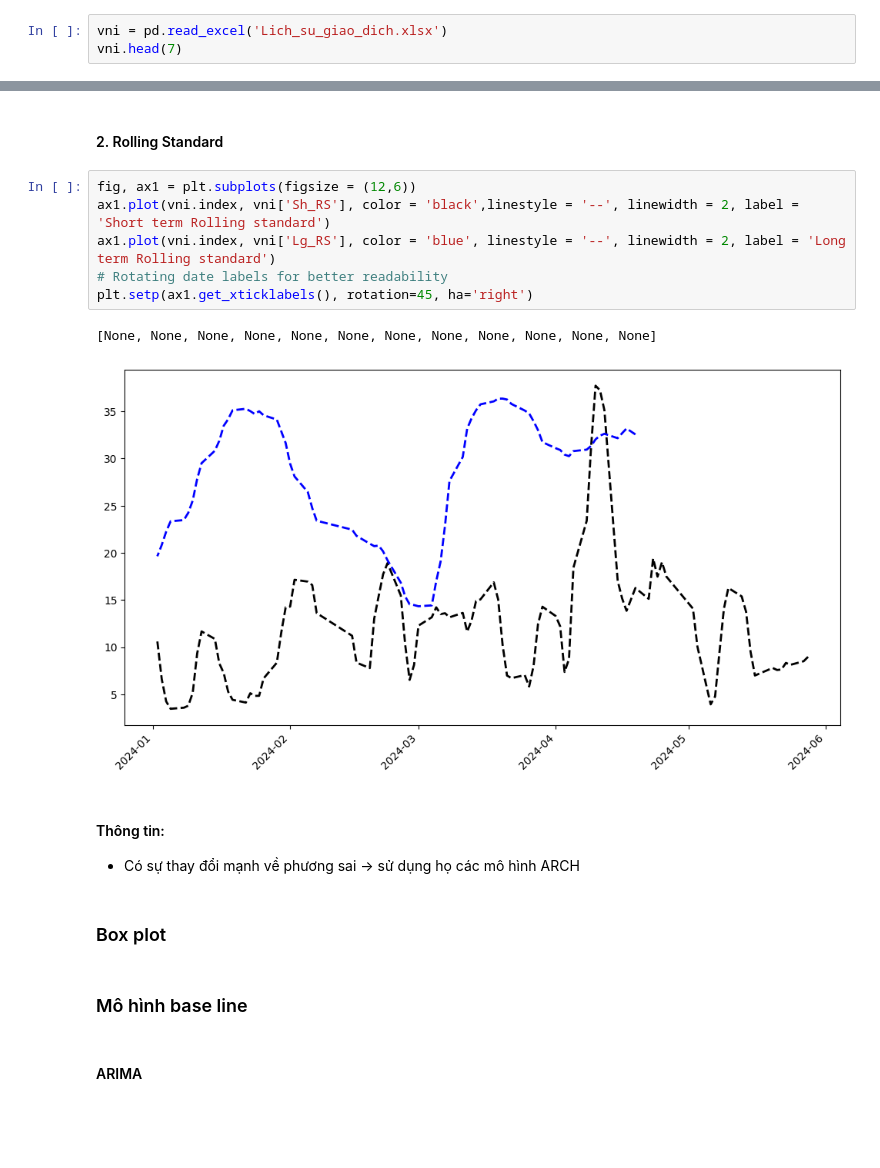
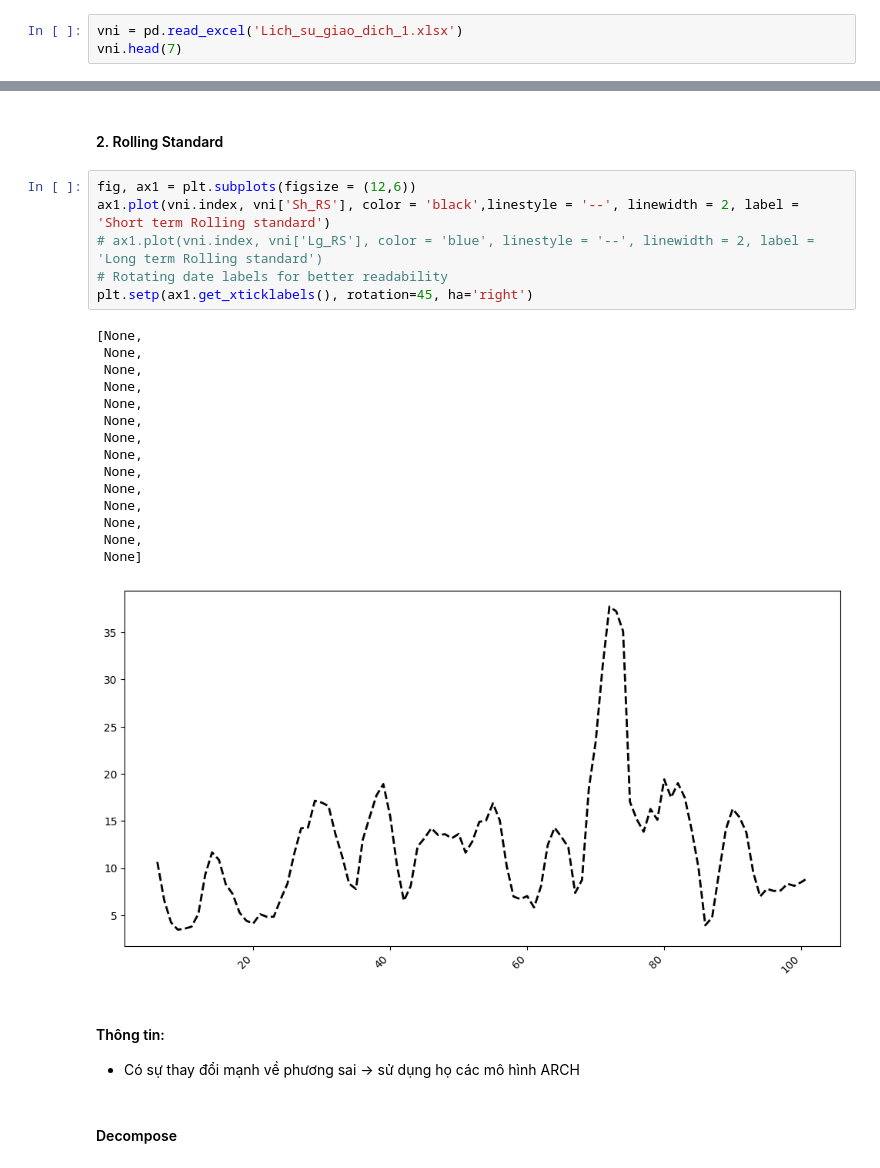
Before and after one commit to thainq1402/H-h-tr-quy-t-nh, a Jupyter notebook: Market trand prediction/Data_Explore.ipynb, the cells around one changed output, grey strips where cells are left out. Drawn from its saved outputs; the diff is of its cells as text; blank space fills up the shorter version.

```diff
--- a/Market trand prediction/Data_Explore.ipynb
+++ b/Market trand prediction/Data_Explore.ipynb
@@ -15,6 +15,6 @@ import yfinance as yf
 # %% [markdown]
 ## Get VN index data from 2024-01-01 - 2024-06-01
 # %%
-vni = pd.read_excel('Lich_su_giao_dich.xlsx')
+vni = pd.read_excel('Lich_su_giao_dich_1.xlsx')
 vni.head(7)
 # %% [output]
@@ -299,18 +218,27 @@ plt.show()
 # %%
 fig, ax1 = plt.subplots(figsize = (12,6))
 ax1.plot(vni.index, vni['Sh_RS'], color = 'black',linestyle = '--', linewidth = 2, label = 'Short term Rolling standard')
-ax1.plot(vni.index, vni['Lg_RS'], color = 'blue', linestyle = '--', linewidth = 2, label = 'Long term Rolling standard')
+# ax1.plot(vni.index, vni['Lg_RS'], color = 'blue', linestyle = '--', linewidth = 2, label = 'Long term Rolling standard')
 # Rotating date labels for better readability
 plt.setp(ax1.get_xticklabels(), rotation=45, ha='right')
 # %% [output]
-[None, None, None, None, None, None, None, None, None, None, None, None]
+[None,
+ None,
+ None,
+ None,
+ None,
+ None,
+ None,
+ None,
+ None,
+ None,
+ None,
+ None,
+ None,
+ None]
-[figure, old version]
+[figure, new version]
 # %% [markdown]
 #### Thông tin:
 - Có sự thay đổi mạnh về phương sai -> sử dụng họ các mô hình ARCH
-# %% [markdown]
-### Box plot
-# %% [markdown]
-### Mô hình base line
 # %% [markdown]
-#### ARIMA
+#### Decompose
```
Also changed, not shown: parts of 35 cells of this notebook, 20 other files.
